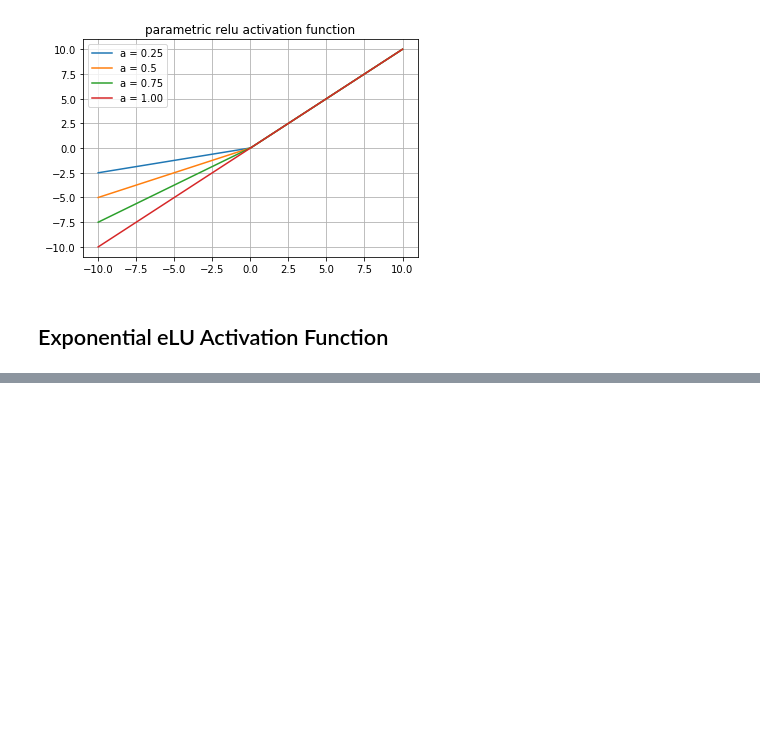
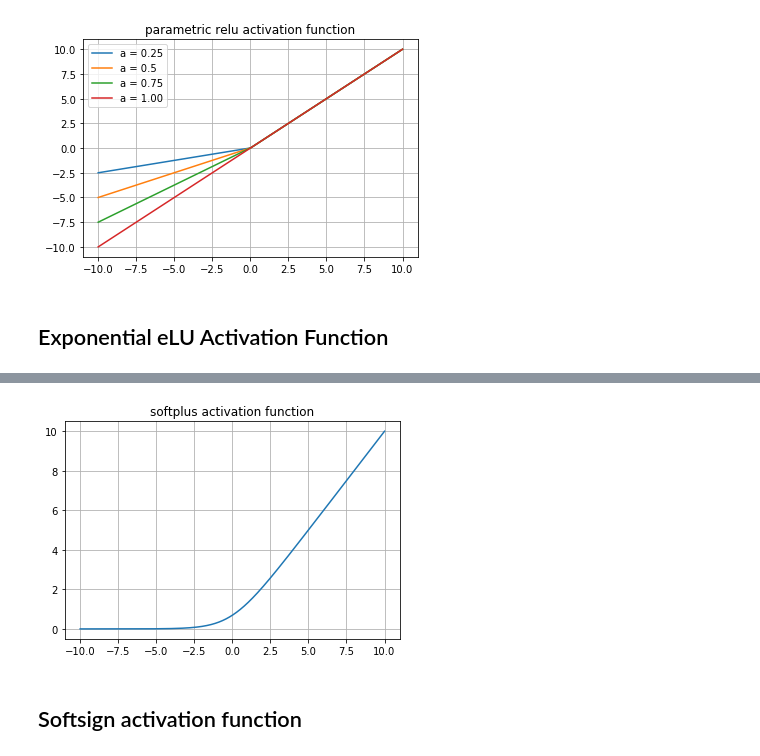
Before and after one commit to nilutpolkashyap/Robotics-Automation-QSTP-2021, a Jupyter notebook: Untitled.ipynb, the cells around one changed output, grey strips where cells are left out. Drawn from its saved outputs; the diff is of its cells as text; code cells hidden in the pictures; blank space fills up the shorter version.

```diff
--- a/Untitled.ipynb
+++ b/Untitled.ipynb
@@ -203,0 +226,17 @@ plt.show()
+# %%
+def softplus_activation_function(x):
+    return math.log(1+np.exp(x))
+# %%
+x = np.linspace(-10,10,5000)
+y = []
+for i in x:
+    y.append(softplus_activation_function(i))
+# %%
+plt.plot(x,y)
+plt.title('softplus activation function')
+plt.grid(True)
+plt.show()
+# %% [output]
+[figure, added]
+# %% [markdown]
+## Softsign activation function
```
Also changed, not shown: parts of 15 cells of this notebook.
